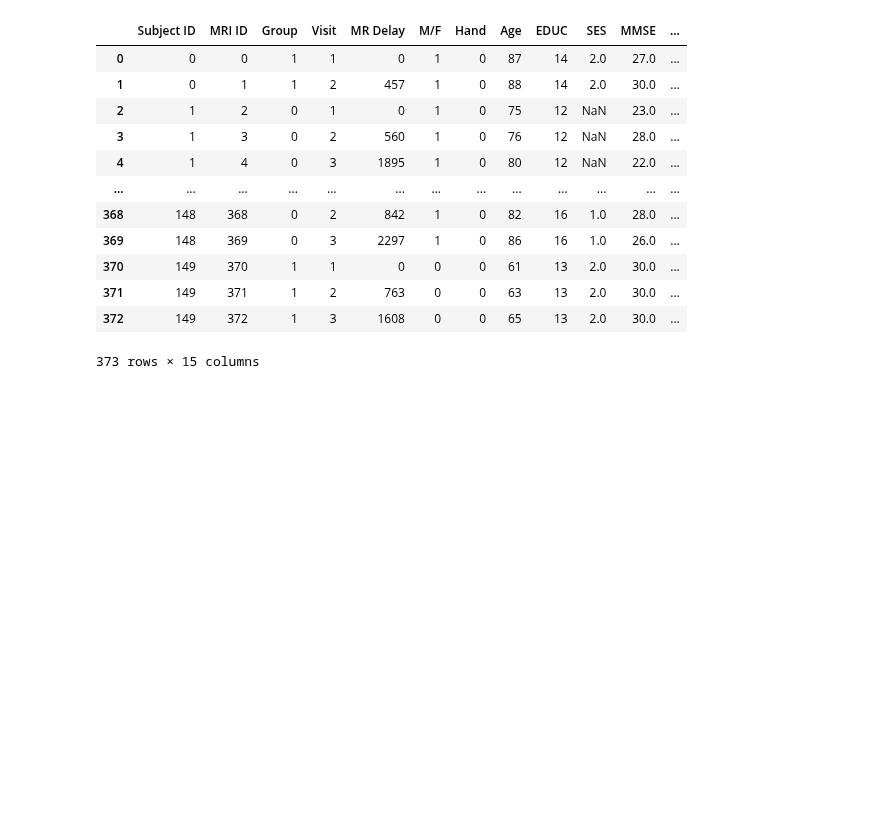
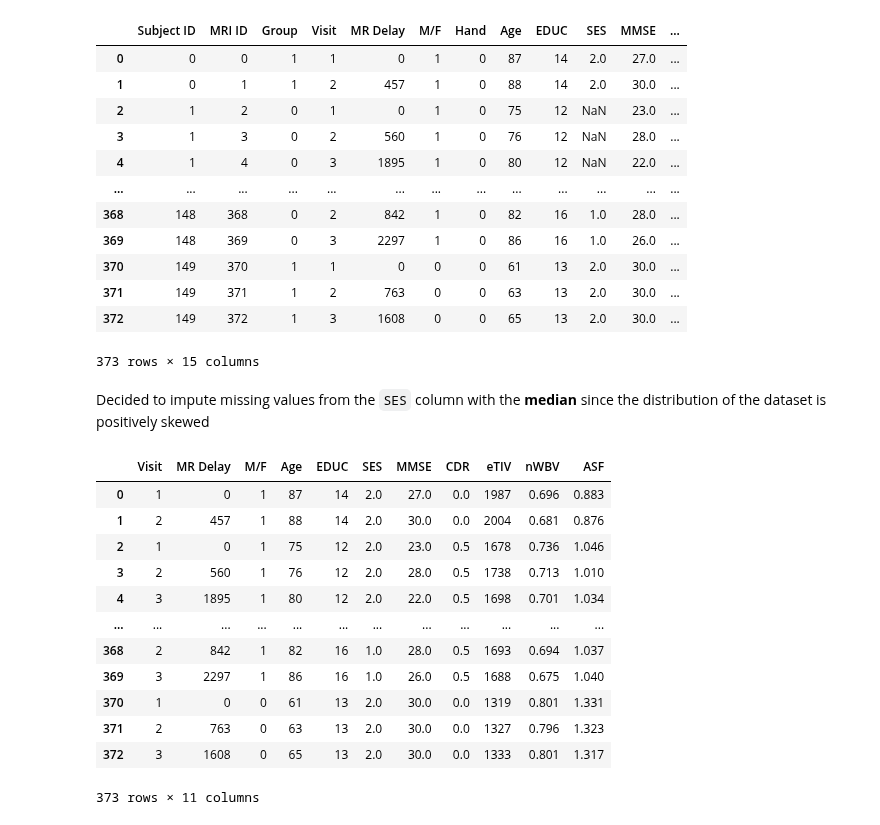
Before and after one commit to AshWz-Uni/CSS2-2025, a Jupyter notebook: datastuff.ipynb, the cells around one changed output. Drawn from its saved outputs; the diff is of its cells as text; code cells hidden in the pictures; blank space fills up the shorter version.

Commit message:
created the X and y variables to prepare partitioning, training and testing. Also imputed missing values using the median

```diff
--- a/datastuff.ipynb
+++ b/datastuff.ipynb
@@ -222,3 +222,26 @@ display(df)
 # %%
 X = df.drop(columns=["Group", "Subject ID", "MRI ID", "Hand"], axis=1)
 y = df["Group"]
+# %% [markdown]
+Decided to impute missing values from the `SES` column with the **median** since the distribution of the dataset is positively skewed
+# %%
+imputer = SimpleImputer(strategy="median")
+# X["SES"].unique()
+X["SES"].describe()
+
+X["SES"] = imputer.fit_transform(X[["SES"]])
+display(X)
+# %% [output]
+|  | Visit | MR Delay | M/F | Age | EDUC | SES | MMSE | CDR | eTIV | nWBV | ASF |
+| 0 | 1 | 0 | 1 | 87 | 14 | 2.0 | 27.0 | 0.0 | 1987 | 0.696 | 0.883 |
+| 1 | 2 | 457 | 1 | 88 | 14 | 2.0 | 30.0 | 0.0 | 2004 | 0.681 | 0.876 |
+| 2 | 1 | 0 | 1 | 75 | 12 | 2.0 | 23.0 | 0.5 | 1678 | 0.736 | 1.046 |
+| 3 | 2 | 560 | 1 | 76 | 12 | 2.0 | 28.0 | 0.5 | 1738 | 0.713 | 1.010 |
+| 4 | 3 | 1895 | 1 | 80 | 12 | 2.0 | 22.0 | 0.5 | 1698 | 0.701 | 1.034 |
+| ... | ... | ... | ... | ... | ... | ... | ... | ... | ... | ... | ... |
+| 368 | 2 | 842 | 1 | 82 | 16 | 1.0 | 28.0 | 0.5 | 1693 | 0.694 | 1.037 |
+| 369 | 3 | 2297 | 1 | 86 | 16 | 1.0 | 26.0 | 0.5 | 1688 | 0.675 | 1.040 |
+| 370 | 1 | 0 | 0 | 61 | 13 | 2.0 | 30.0 | 0.0 | 1319 | 0.801 | 1.331 |
+| 371 | 2 | 763 | 0 | 63 | 13 | 2.0 | 30.0 | 0.0 | 1327 | 0.796 | 1.323 |
+| 372 | 3 | 1608 | 0 | 65 | 13 | 2.0 | 30.0 | 0.0 | 1333 | 0.801 | 1.317 |
+373 rows × 11 columns
```
